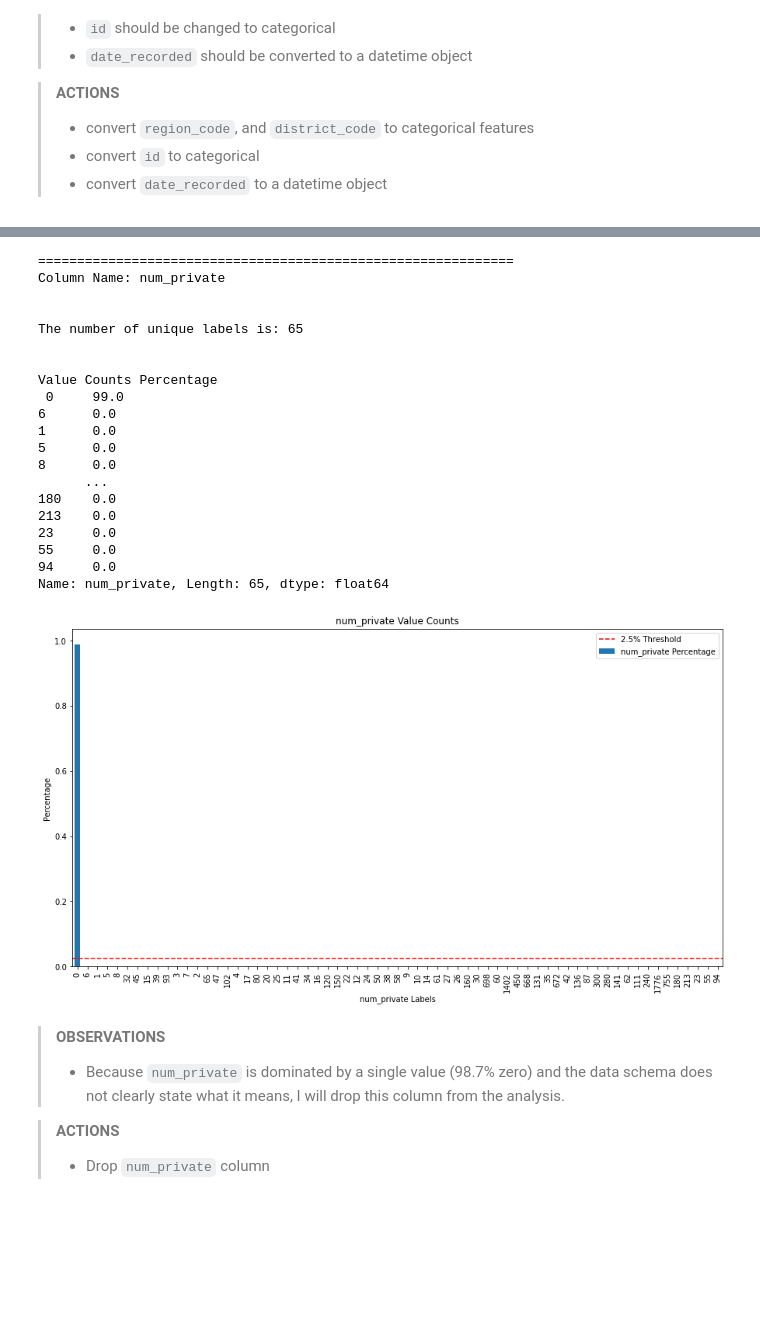
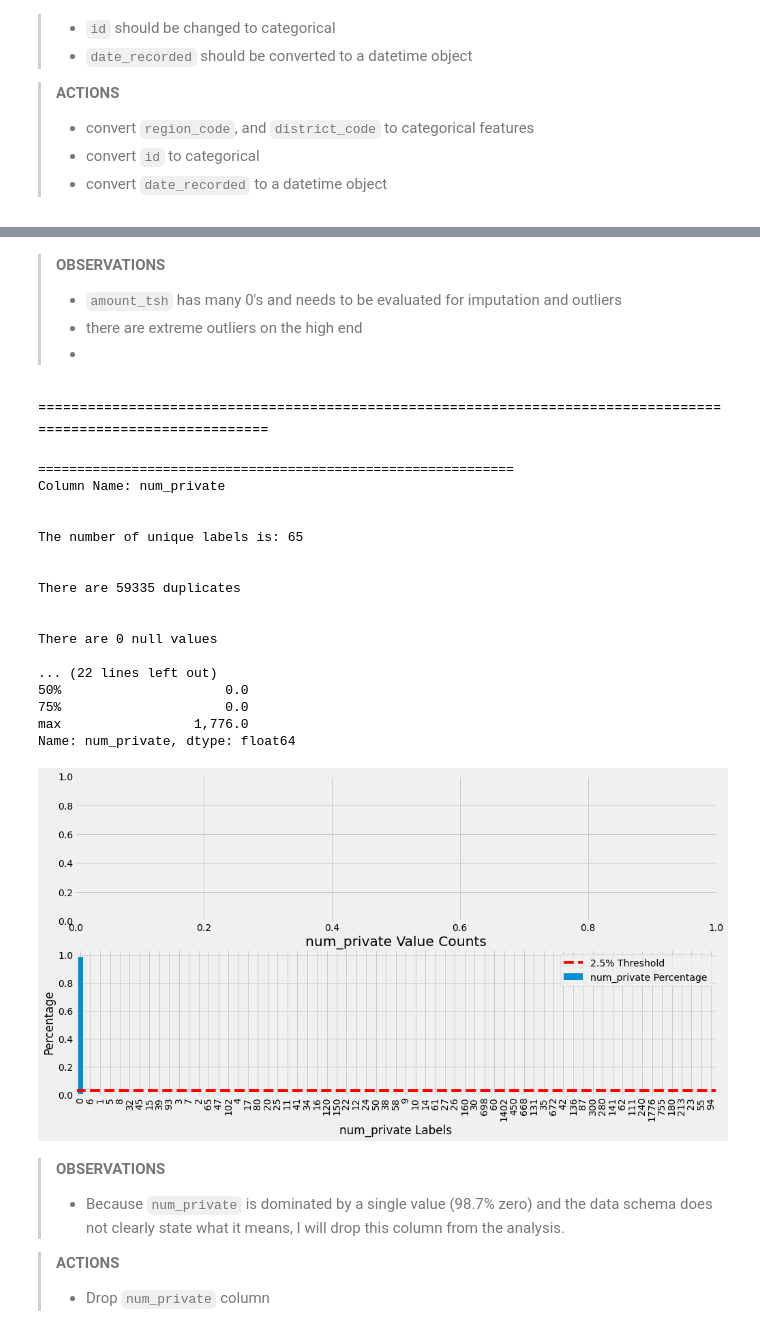
Before and after one commit to bentson1187/phase_3_project, a Jupyter notebook: Bentson, Brian Phase 3 Project.ipynb, the cells around one changed output, grey strips where cells are left out. Saved outputs shown, nothing was run; the diff lists cells and outputs as text; code cells hidden in the pictures; blank space fills up the shorter version.

```diff
--- a/Bentson, Brian Phase 3 Project.ipynb
+++ b/Bentson, Brian Phase 3 Project.ipynb
@@ -44,7 +44,8 @@ The dataset has information on 59,400 water wells in Tanzania, for which only 55
 #data wrangling and visualization packages
 import pandas as pd
 import matplotlib.pyplot as plt
-
+import seaborn as sns
+plt.style.use('fivethirtyeight')
 #feature engineering packages
 
 
@@ -53,6 +54,8 @@ import matplotlib.pyplot as plt
 from sklearn.model_selection import train_test_split
 from sklearn.dummy import DummyClassifier
 from sklearn.linear_model import LogisticRegressionCV
+from sklearn.pipeline import Pipeline
+from sklearn.preprocessing import OneHotEncoder, StandardScaler
 
 #modeling evaluation packages
 from sklearn.model_selection import cross_val_score
@@ -67,7 +70,7 @@ pd.options.display.float_format = '{:,}'.format
 # %% [markdown]
 ## Global Functions
 # %%
-def cat_eval(df, col_names, label_count=50, thresh=0.025):
+def col_eval(df, col_names, label_count=25, thresh=0.025):
     '''
 
     '''
@@ -76,22 +79,34 @@ def cat_eval(df, col_names, label_count=50, thresh=0.025):
         print('=============================================================')
         print(f'Column Name: {col}')
         print('\n')
-        num_unique = df[col].nunique()
 
-        print(f'The number of unique labels is: {num_unique}')
+        print(f'The number of unique labels is: {df[col].nunique()}')
         print('\n')
+
+        print(f'There are {df[col].duplicated().sum()} duplicates')
+        print('\n')
+
+        print(f'There are {df[col].isna().sum()} null values')
+        print('\n')
+
         print('Value Counts Percentage', '\n',
-              df[col].value_counts(normalize=True).round(2)*100)
+              df[col].value_counts(normalize=True, dropna=False).round(2)*100)
+        print('\n')
+        print('Descriptive Metrics:','\n',
+              df[col].describe())
 
-        fig = plt.subplots(figsize=(15,8))
-        fig = df[col].value_counts(normalize=True)[:label_count].plot.bar(label=f'{col} Percentage')
-        fig.axhline(y=thresh, color='red', linestyle='--', label=f'{thresh*100}% Threshold')
-        fig.set_title(f'{col} Value Counts')
-        fig.set_xlabel(f'{col} Labels')
-        fig.set_ylabel('Percentage')
-        fig.legend()
+        fig, ax = plt.subplots(ncols=1, nrows=2, figsize=(15,8))
+        ax[0] = df[col].value_counts(normalize=True, dropna=False)[:label_count].plot.bar(label=f'{col} Percentage')
+        ax[0].axhline(y=thresh, color='red', linestyle='--',
+                    label=f'{thresh*100}% Threshold')
+        ax[0].set_title(f'{col} Value Counts')
+        ax[0].set_xlabel(f'{col} Labels')
+        ax[0].set_ylabel('Percentage')
+        ax[0].legend()
         plt.show()
         print('\n')
+
+        sns.boxplot(x=df[col], ax=ax[1])
 # %%
 def rare_labels(df, col_name, thresh=.01):
 
@@ -306,28 +495,32 @@ df_clean['date_recorded'] = pd.to_datetime(df_clean['date_recorded'])
+# %% [markdown]
+> **OBSERVATIONS**
+> - `amount_tsh` has many 0's and needs to be evaluated for imputation and outliers
+> - there are extreme outliers on the high end
+> -
+# %% [markdown]
+===============================================================================================================
 # %%
 #evaluate num_private
-cat_eval(df_clean,['num_private'], label_count=65)
+col_eval(df_clean,['num_private'], label_count=65)
 # %% [output]
 =============================================================
 Column Name: num_private
 
 
 The number of unique labels is: 65
 
 
-Value Counts Percentage
- 0     99.0
-6      0.0
-1      0.0
-5      0.0
-8      0.0
-      ...
-180    0.0
-213    0.0
-23     0.0
-55     0.0
-94     0.0
-Name: num_private, Length: 65, dtype: float64
+There are 59335 duplicates
+
+
+There are 0 null values
+
+... (22 lines left out)
+50%                     0.0
+75%                     0.0
+max                 1,776.0
+Name: num_private, dtype: float64
-[figure, old version]
+[figure, new version]
 # %% [markdown]
 > **OBSERVATIONS**
 > - Because `num_private` is dominated by a single value (98.7% zero) and the data schema does not clearly state what it means, I will drop this column from the analysis.
```
Also changed, not shown: parts of 231 cells of this notebook, 1 other file.
